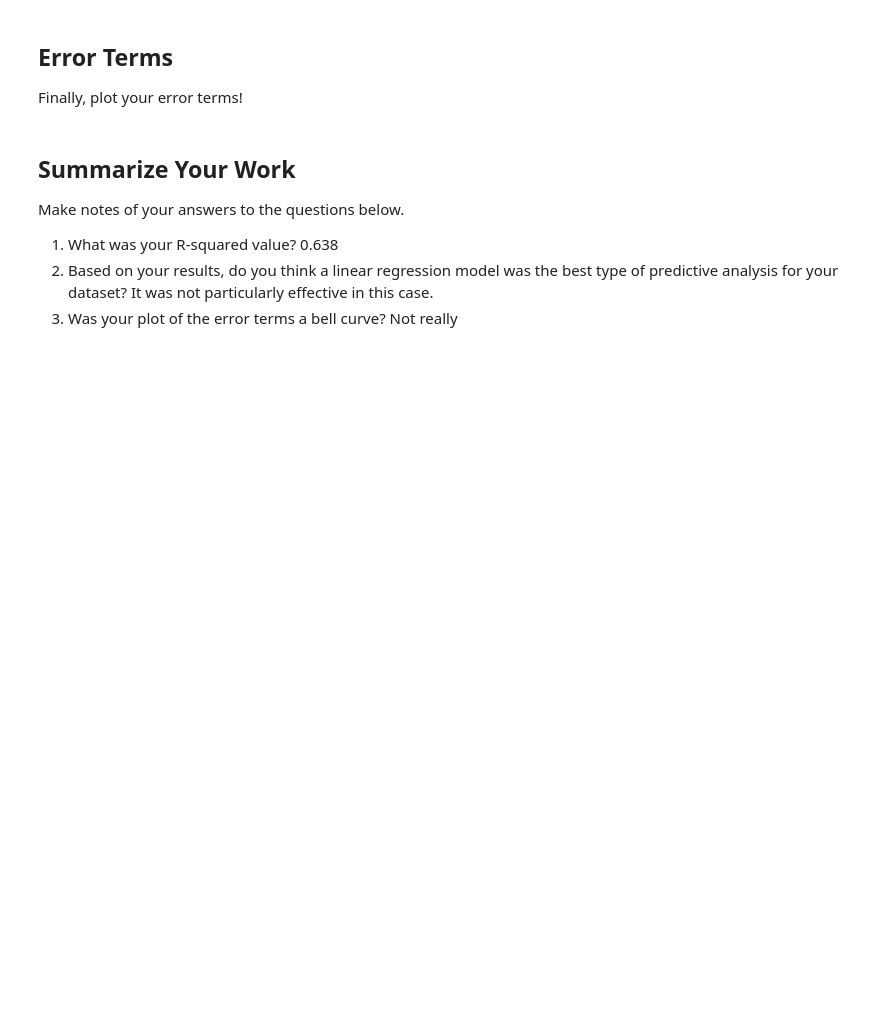
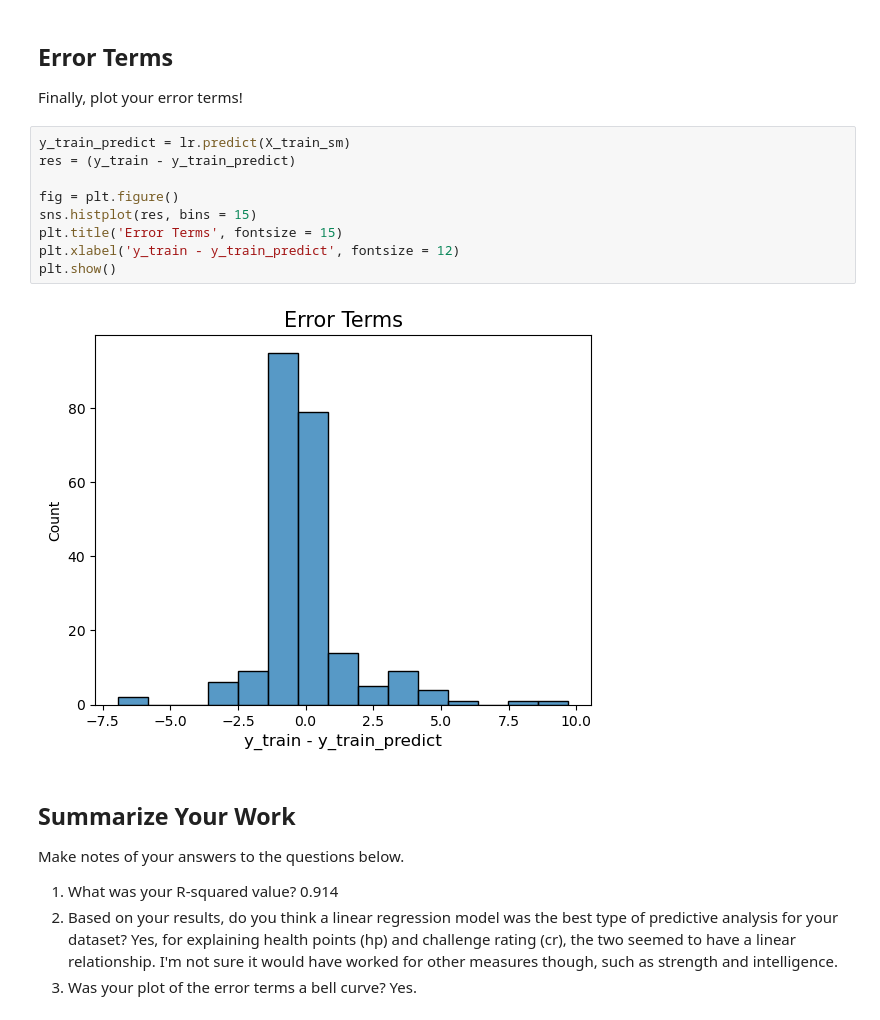
Before and after one commit to odelmas-sci/checkpoint-five, a Jupyter notebook: checkpoint-five.ipynb, the cells around one changed output. Cells and saved outputs as stored; diff of their text form; blank space fills up the shorter version.

```diff
--- a/checkpoint-five.ipynb
+++ b/checkpoint-five.ipynb
@@ -117,11 +167,22 @@ Use the two columns with the strongest correlation to create and train your mode
 ## Error Terms
 
 Finally, plot your error terms!
+# %%
+y_train_predict = lr.predict(X_train_sm)
+res = (y_train - y_train_predict)
+
+fig = plt.figure()
+sns.histplot(res, bins = 15)
+plt.title('Error Terms', fontsize = 15)
+plt.xlabel('y_train - y_train_predict', fontsize = 12)
+plt.show()
+# %% [output]
+[figure, added]
 # %% [markdown]
 ## Summarize Your Work
 
 Make notes of your answers to the questions below.
 
-1. What was your R-squared value? 0.638
-2. Based on your results, do you think a linear regression model was the best type of predictive analysis for your dataset? It was not particularly effective in this case.
-3. Was your plot of the error terms a bell curve? Not really
+1. What was your R-squared value? 0.914
+2. Based on your results, do you think a linear regression model was the best type of predictive analysis for your dataset? Yes, for explaining health points (hp) and challenge rating (cr), the two seemed to have a linear relationship. I'm not sure it would have worked for other measures though, such as strength and intelligence.
+3. Was your plot of the error terms a bell curve? Yes.
```
Also changed, not shown: parts of 7 cells of this notebook.
